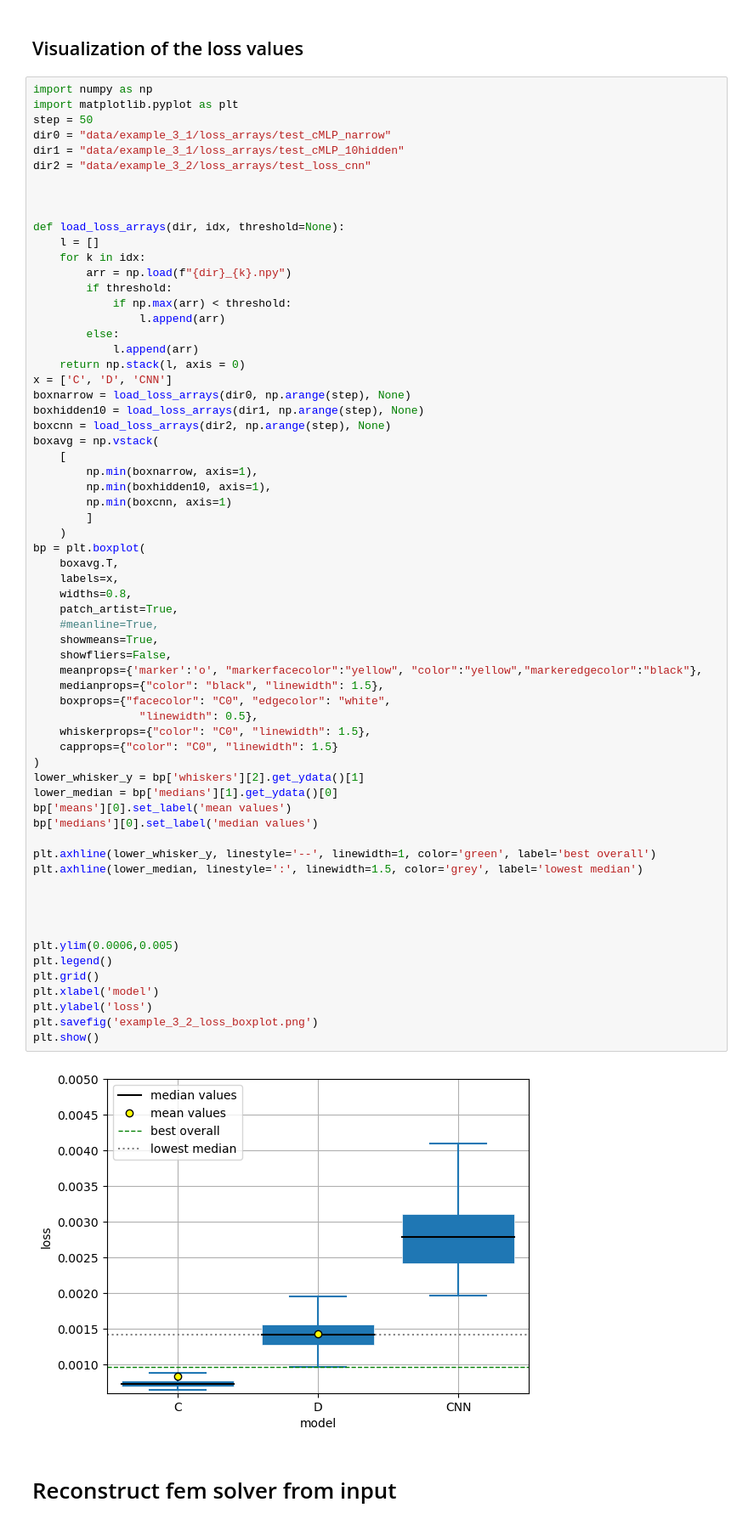
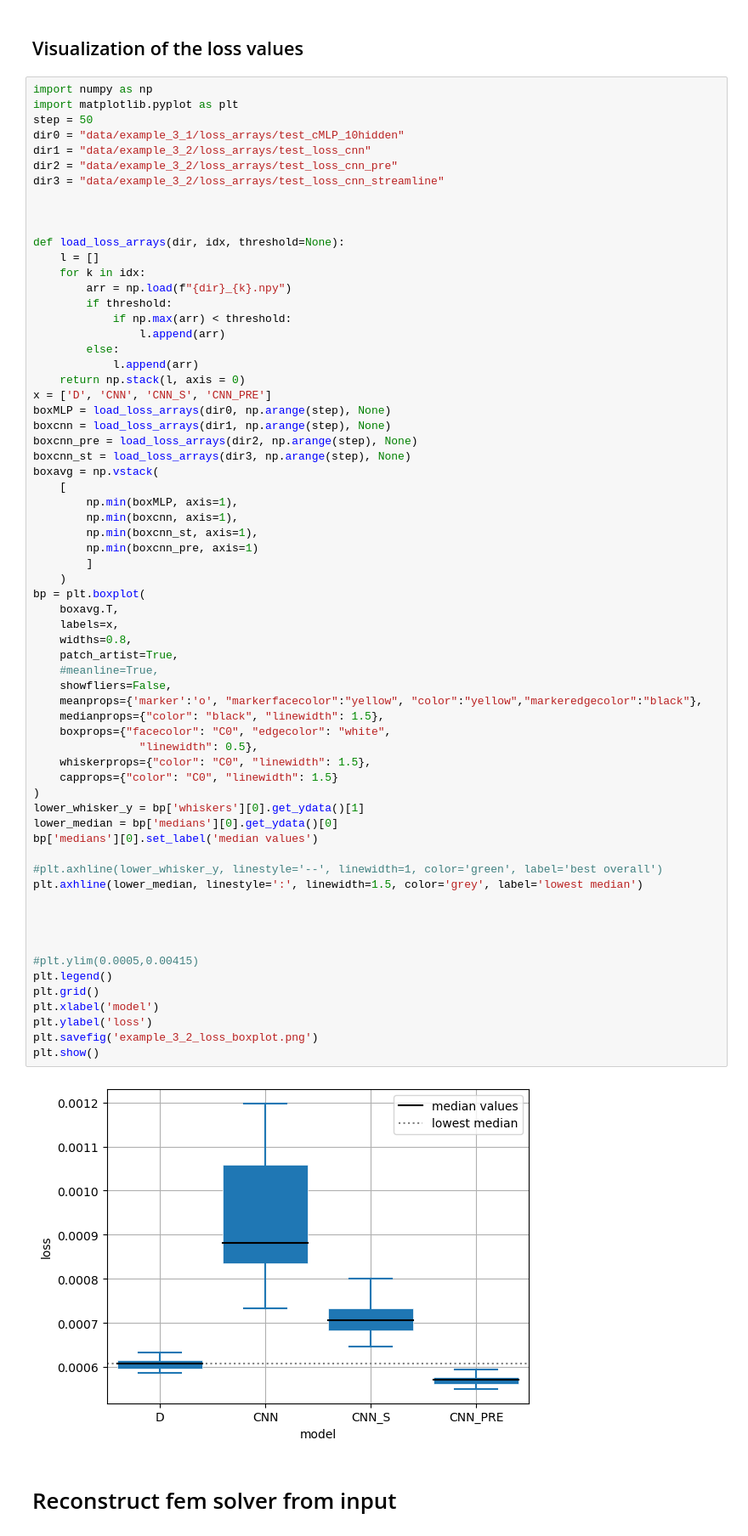
Before and after one commit to vschormann/MA_ML_assisted_SUPG, a Jupyter notebook: Section_3_2.ipynb, the cells around one changed output. Shown at 85% size. Drawn from its saved outputs; the diff is of its cells as text.

```diff
--- a/Section_3_2.ipynb
+++ b/Section_3_2.ipynb
@@ -266,9 +413,10 @@ Test loss: 0.003065
 import numpy as np
 import matplotlib.pyplot as plt
 step = 50
-dir0 = "data/example_3_1/loss_arrays/test_cMLP_narrow"
-dir1 = "data/example_3_1/loss_arrays/test_cMLP_10hidden"
-dir2 = "data/example_3_2/loss_arrays/test_loss_cnn"
+dir0 = "data/example_3_1/loss_arrays/test_cMLP_10hidden"
+dir1 = "data/example_3_2/loss_arrays/test_loss_cnn"
+dir2 = "data/example_3_2/loss_arrays/test_loss_cnn_pre"
+dir3 = "data/example_3_2/loss_arrays/test_loss_cnn_streamline"
 
 
 
@@ -282,52 +430,52 @@ def load_loss_arrays(dir, idx, threshold=None):
         else:
             l.append(arr)
     return np.stack(l, axis = 0)
-x = ['C', 'D', 'CNN']
-boxnarrow = load_loss_arrays(dir0, np.arange(step), None)
-boxhidden10 = load_loss_arrays(dir1, np.arange(step), None)
-boxcnn = load_loss_arrays(dir2, np.arange(step), None)
+x = ['D', 'CNN', 'CNN_S', 'CNN_PRE']
+boxMLP = load_loss_arrays(dir0, np.arange(step), None)
+boxcnn = load_loss_arrays(dir1, np.arange(step), None)
+boxcnn_pre = load_loss_arrays(dir2, np.arange(step), None)
+boxcnn_st = load_loss_arrays(dir3, np.arange(step), None)
 boxavg = np.vstack(
     [
-        np.min(boxnarrow, axis=1),
-        np.min(boxhidden10, axis=1),
-        np.min(boxcnn, axis=1)
+        np.min(boxMLP, axis=1),
+        np.min(boxcnn, axis=1),
+        np.min(boxcnn_st, axis=1),
+        np.min(boxcnn_pre, axis=1)
         ]
     )
 bp = plt.boxplot(
     boxavg.T,
     labels=x,
     widths=0.8,
     patch_artist=True,
     #meanline=True,
-    showmeans=True,
     showfliers=False,
     meanprops={'marker':'o', "markerfacecolor":"yellow", "color":"yellow","markeredgecolor":"black"},
     medianprops={"color": "black", "linewidth": 1.5},
     boxprops={"facecolor": "C0", "edgecolor": "white",
                 "linewidth": 0.5},
     whiskerprops={"color": "C0", "linewidth": 1.5},
     capprops={"color": "C0", "linewidth": 1.5}
 )
-lower_whisker_y = bp['whiskers'][2].get_ydata()[1]
-lower_median = bp['medians'][1].get_ydata()[0]
-bp['means'][0].set_label('mean values')
+lower_whisker_y = bp['whiskers'][0].get_ydata()[1]
+lower_median = bp['medians'][0].get_ydata()[0]
 bp['medians'][0].set_label('median values')
 
-plt.axhline(lower_whisker_y, linestyle='--', linewidth=1, color='green', label='best overall')
+#plt.axhline(lower_whisker_y, linestyle='--', linewidth=1, color='green', label='best overall')
 plt.axhline(lower_median, linestyle=':', linewidth=1.5, color='grey', label='lowest median')
 
 
 
 
-plt.ylim(0.0006,0.005)
+#plt.ylim(0.0005,0.00415)
 plt.legend()
 plt.grid()
 plt.xlabel('model')
 plt.ylabel('loss')
 plt.savefig('example_3_2_loss_boxplot.png')
 plt.show()
 # %% [output]
-[figure, old version]
+[figure, new version]
 # %% [markdown]
 # Reconstruct fem solver from input
 # %%
```
Also changed, not shown: parts of 10 cells of this notebook, 4 other files.
